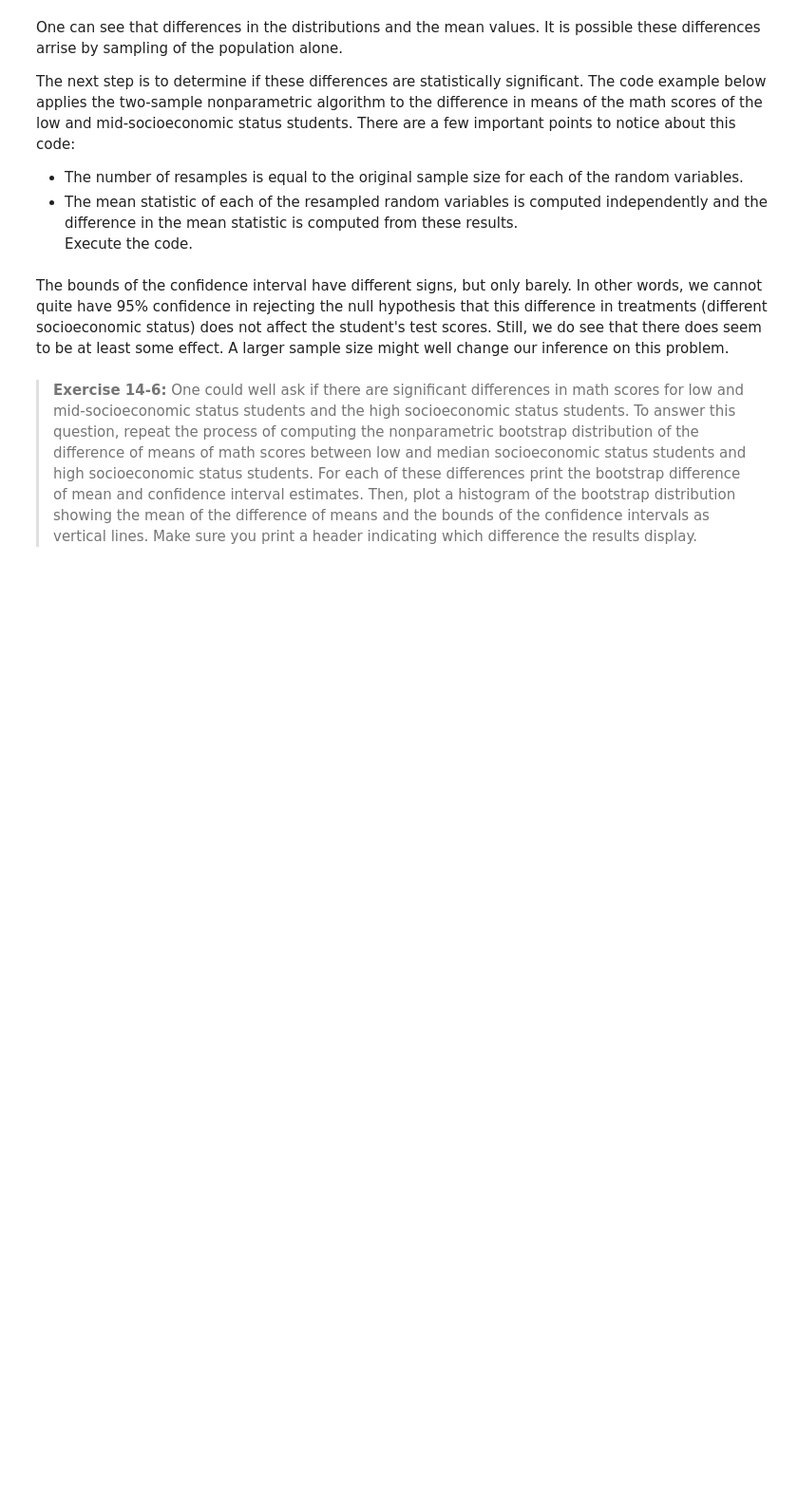
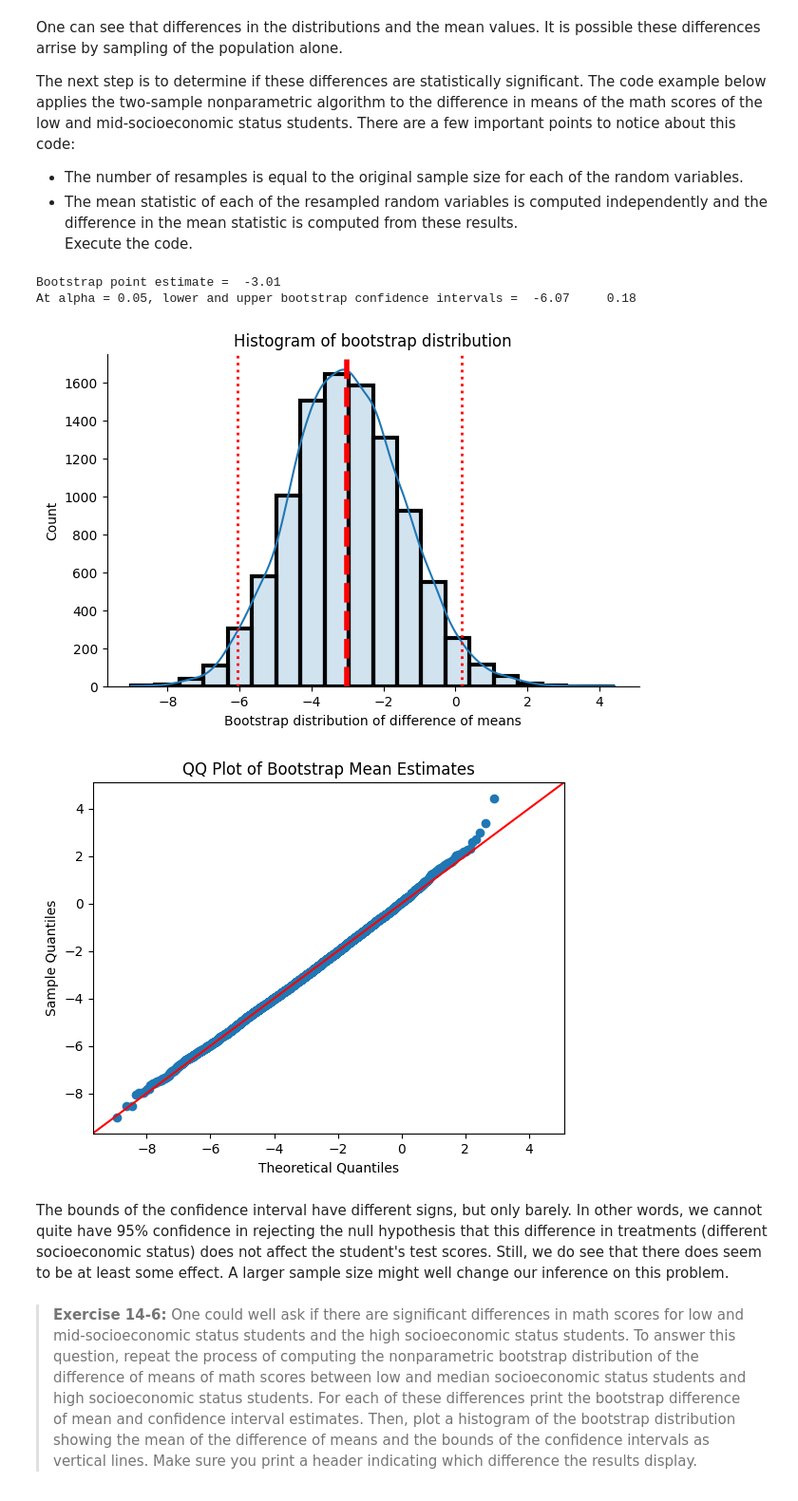
Before and after one commit to StephenElston/CSCI-E-83, a Jupyter notebook: Notebooks/14_Chapter14_ResamplingMethods.ipynb, the cells around one changed output. Shown: that part at 95% size. Saved outputs shown, nothing was run; the diff lists cells and outputs as text; code cells hidden in the pictures; blank space fills up the shorter version.

```diff
--- a/Notebooks/14_Chapter14_ResamplingMethods.ipynb
+++ b/Notebooks/14_Chapter14_ResamplingMethods.ipynb
@@ -367,24 +471,28 @@ Execute the code.
 # %%
 # Bootstrap the difference of means of low and mid SES students
 def two_boot_two_stat(sample_1, sample_2, b, statistic_1, two_samp_statistic):
     two_boot_values = []
     n_samps_1 = len(sample_1)
     n_samps_2 = len(sample_2)
     for _ in range(b):
       boot_estimate_1 = statistic_1(nr.choice(sample_1, size=n_samps_1, replace=True))
       boot_estimate_2 = statistic_1(nr.choice(sample_2, size=n_samps_2, replace=True))
       two_boot_values.append(two_samp_statistic(boot_estimate_1, boot_estimate_2))
     boot_estimate = np.mean(two_boot_values)
     print('Bootstrap point estimate = {:6.2f}'.format(boot_estimate))
     return(boot_estimate, np.array(two_boot_values))
 
 math_low_ses = test_scores.loc[test_scores.loc[:,'ses']==1,'math']
 math_mid_ses = test_scores.loc[test_scores.loc[:,'ses']==2,'math']
 bootstrap_diff_of_mean, boot_diffs = two_boot_two_stat(math_low_ses, math_mid_ses, 10000, np.mean, lambda x,y: x-y)
 
 plot_hist_CI(boot_diffs, 'Bootstrap distribution of difference of means')
 plot_QQ(boot_diffs)
-plt.ylabel('Sample Quantiles of bootstap difference of means');
+# %% [output]
+Bootstrap point estimate =  -3.01
+At alpha = 0.05, lower and upper bootstrap confidence intervals =  -6.07     0.18
+[figure, added]
+[figure, added]
 # %% [markdown]
 The bounds of the confidence interval have different signs, but only barely. In other words, we cannot quite have 95% confidence in rejecting the null hypothesis that this difference in treatments (different socioeconomic status) does not affect the student's test scores. Still, we do see that there does seem to be at least some effect. A larger sample size might well change our inference on this problem.
 # %% [markdown]
```
Also changed, not shown: parts of 25 cells of this notebook.
